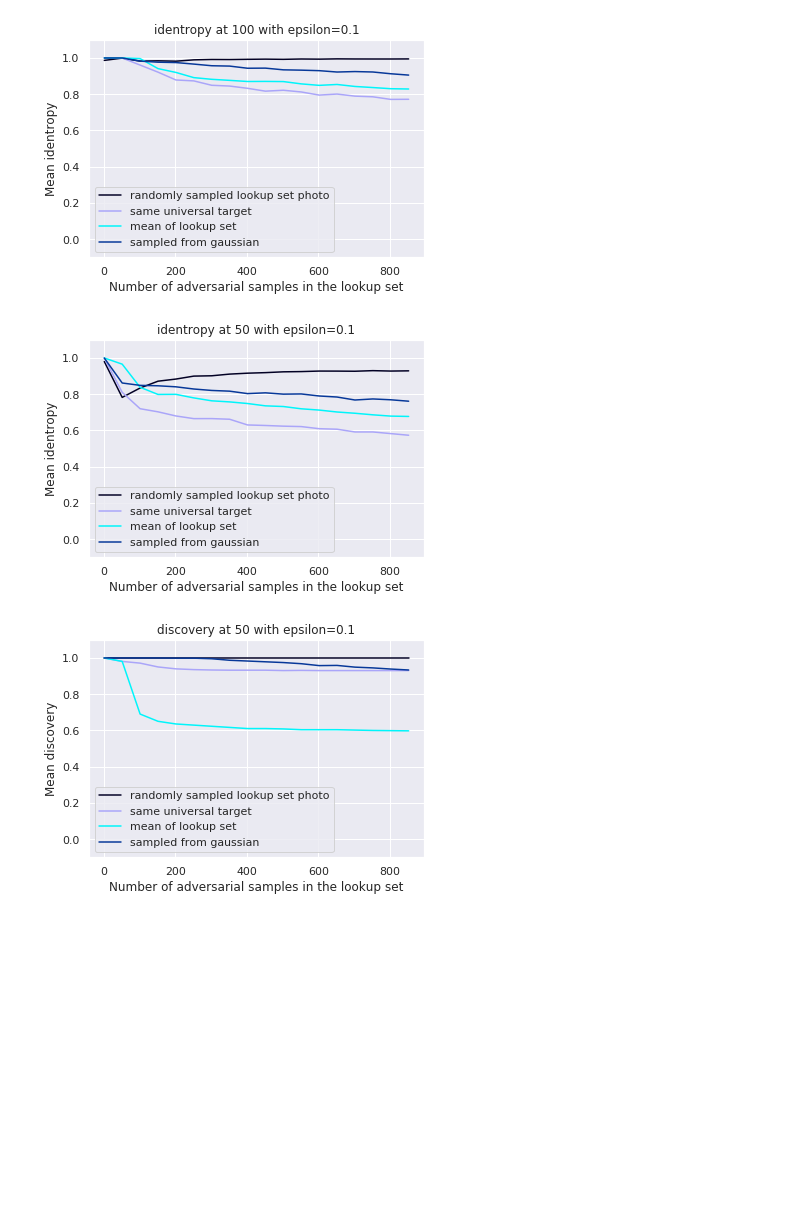
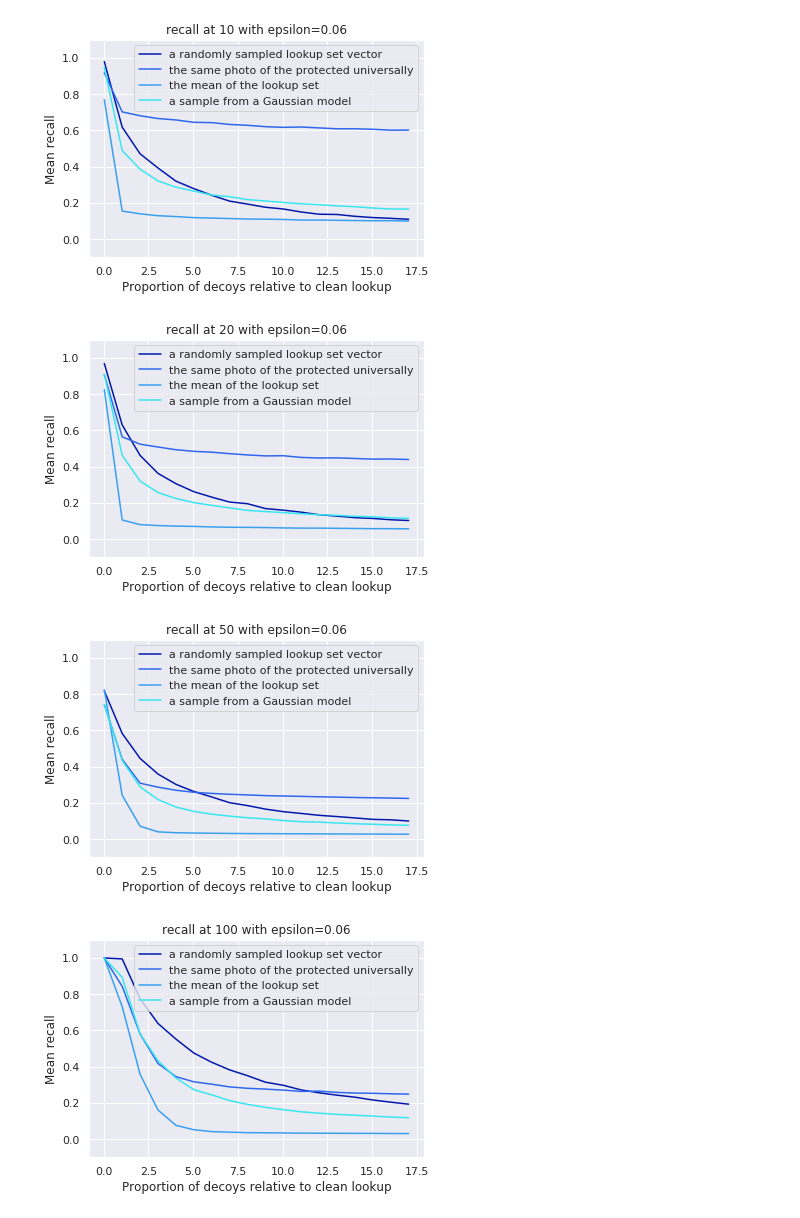
Before and after one commit to psturmfels/adversarial_faces, a Jupyter notebook: notebooks/recall_vs_adv_set_size.ipynb, the cells around one changed output. Cells and saved outputs as stored; diff of their text form; code cells hidden in the pictures; blank space fills up the shorter version.

```diff
--- a/notebooks/recall_vs_adv_set_size.ipynb
+++ b/notebooks/recall_vs_adv_set_size.ipynb
@@ -46,27 +15,46 @@ plot_recall_vary_decoy(
-# %%
-plot_recall_vary_decoy(
-    k=100,
-    mode="identropy",
-    sample_sizes=np.arange(2, 900, 50),
-    **kwargs
-)
-# %% [output]
-[figure, removed]
-# %%
-plot_recall_vary_decoy(
-    k=50,
-    mode="identropy",
-    sample_sizes=np.arange(2, 900, 50),
-    **kwargs
-)
-# %% [output]
-[figure, removed]
-# %%
-plot_recall_vary_decoy(
-    k=50,
-    mode="discovery",
-    sample_sizes=np.arange(2, 900, 50),
-    **kwargs
-)
-# %% [output]
-[figure, removed]
+# %%
+mode2ks = {
+    "recall": [1, 5, 10, 50, 100],
+    "discovery": [1, 5, 10, 100],
+    "identropy": [50, 100],
+}
+mode2colors = {
+    "recall": ['#0017ad', '#2d67ed', '#37a0f0', '#37e6f0','#000000'],
+    "discovery": ['#9c0000', '#c41010','#d64f1a','#eb8028'],
+    "identropy": ['#845ec2', '#d65db1', '#ff6f91', '#ff9671', '#ffc75f', '#f9f871']
+}
+attack2display = {
+    "community_naive_random": "a randomly sampled lookup set vector",
+    "community_naive_same": "the same photo of the protected universally",
+    "community_naive_mean": "the mean of the lookup set",
+    "community_sample_gaussian_model": "a sample from a Gaussian model"
+}
+mode2display = {
+    "recall": "Recall",
+    "discovery": "Discovery",
+    "identropy": "Identity diversity"
+}
+# %%
+for mode in ["recall", "discovery", "identropy"]:
+    for k in [10, 20, 50, 100]:
+        kwargs = {
+            "attack_types": [k for k, v in attack2display.items()],
+            "path_to_adversarial": "/data/vggface/test_perturbed_sampled/{true}/{attack_type}/{target}/epsilon_{epsilon}.h5",
+            "path_to_clean": "/data/vggface/test_preprocessed_sampled/{id}/embeddings.h5",
+            "epsilon": 0.06,
+            "identities": read_sampled_identities("../sampled_identities.txt").keys(),
+            "colors": mode2colors[mode],
+            "names": [v for k, v in attack2display.items()],
+            "clean_lookup_size": 50.0,
+        }
+        plot_recall_vary_decoy(
+            k=k,
+            mode=mode,
+            sample_sizes=np.arange(2, 900, 50),
+            **kwargs
+        )
+# %% [output]
+[figure, added]
+[figure, added]
+[figure, added]
+[figure, added]
```
Also changed, not shown: parts of 5 cells of this notebook, 2 other files.
